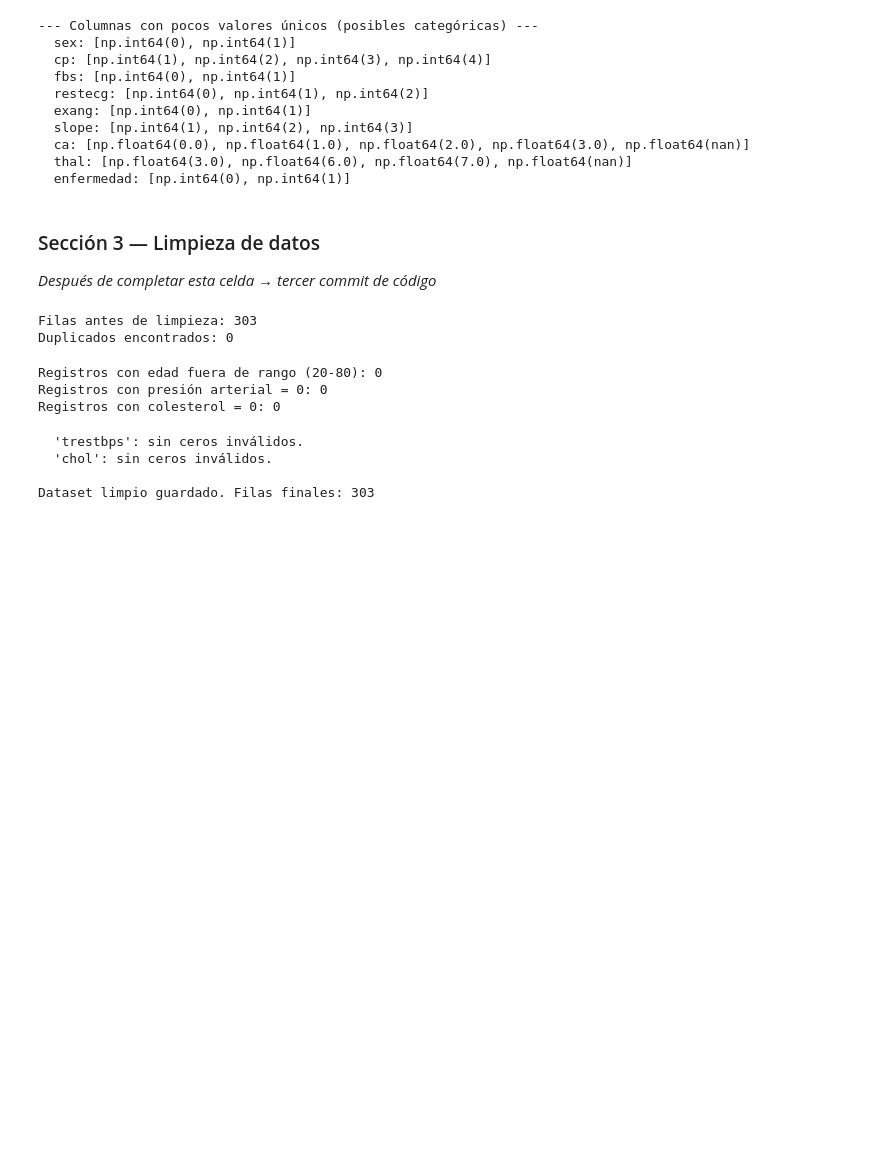
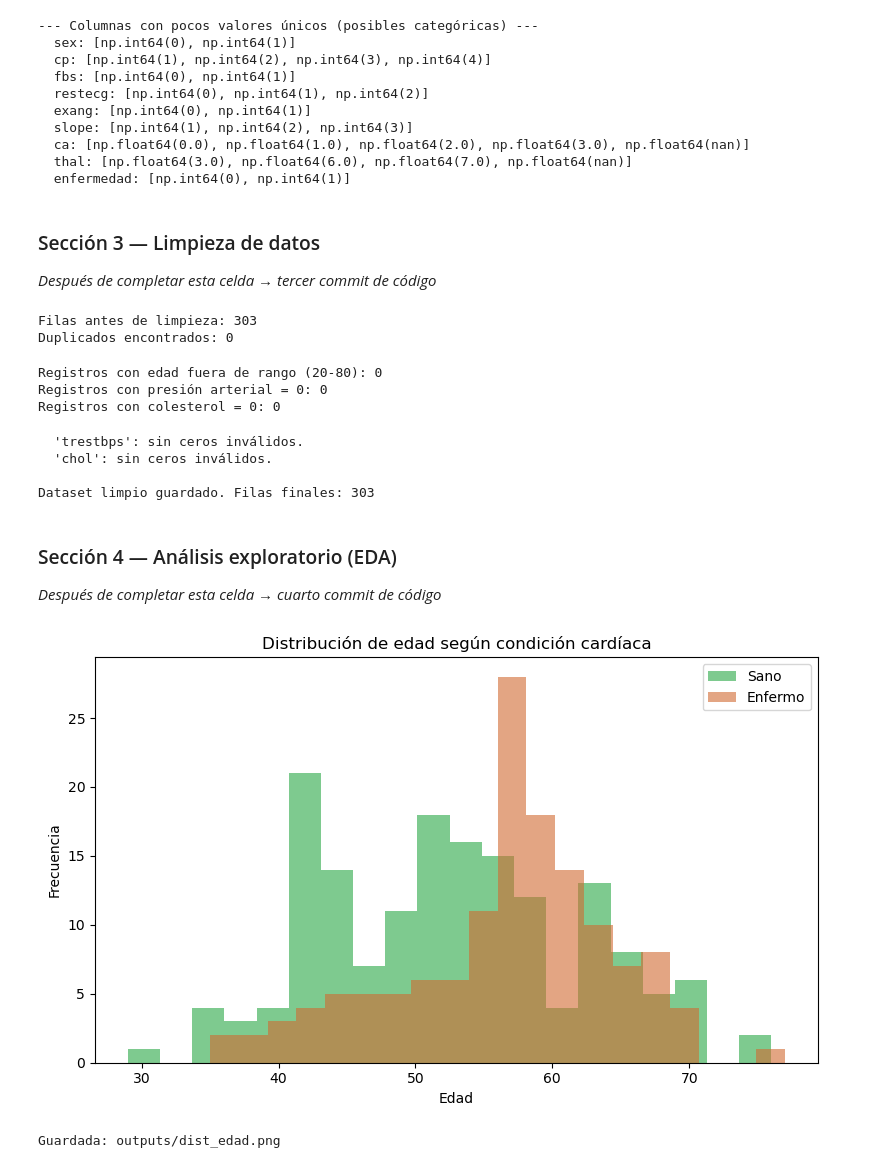
Before and after one commit to bernabe-ortega-tenezaca/proyecto_cardio, a Jupyter notebook: main.ipynb, the cells around one changed output. Saved outputs shown, nothing was run; the diff lists cells and outputs as text; code cells hidden in the pictures; blank space fills up the shorter version.

Commit message:
feat: analisis exploratorio con tres visualizaciones

```diff
--- a/main.ipynb
+++ b/main.ipynb
@@ -201,3 +201,31 @@ print(f"\nDataset limpio guardado. Filas finales: {len(df)}")
   'chol': sin ceros inválidos.
 
 Dataset limpio guardado. Filas finales: 303
+# %% [markdown]
+### Sección 4 — Análisis exploratorio (EDA)
+*Después de completar esta celda → cuarto commit de código*
+# %%
+import matplotlib.pyplot as plt
+import seaborn as sns
+
+os.makedirs("outputs", exist_ok=True)
+df = pd.read_csv("data/heart_limpio.csv")
+# %%
+# Figura 1 — Distribución de edad por condición
+fig, ax = plt.subplots(figsize=(8, 5))
+for cond, label, color in [(0, "Sano", "#28a745"), (1, "Enfermo", "#d16a30")]:
+    df[df["enfermedad"] == cond]["age"].plot(
+        kind="hist", bins=20, alpha=0.6, ax=ax,
+        label=label, color=color
+    )
+ax.set_title("Distribución de edad según condición cardíaca")
+ax.set_xlabel("Edad")
+ax.set_ylabel("Frecuencia")
+ax.legend()
+plt.tight_layout()
+plt.savefig("outputs/dist_edad.png", dpi=100)
+plt.show()
+print("Guardada: outputs/dist_edad.png")
+# %% [output]
+[figure, added]
+Guardada: outputs/dist_edad.png
```
Also changed, not shown: parts of 3 cells of this notebook.
